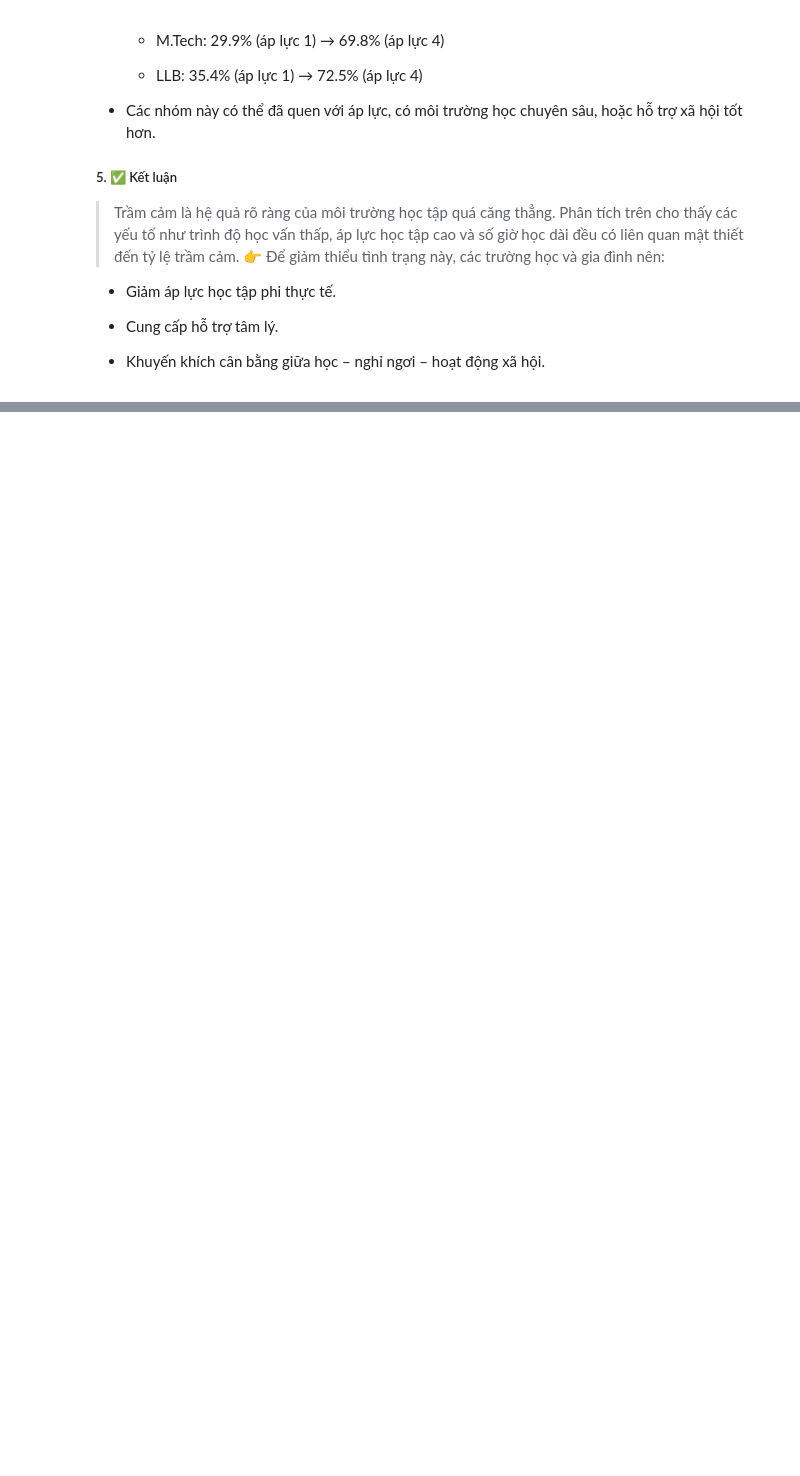
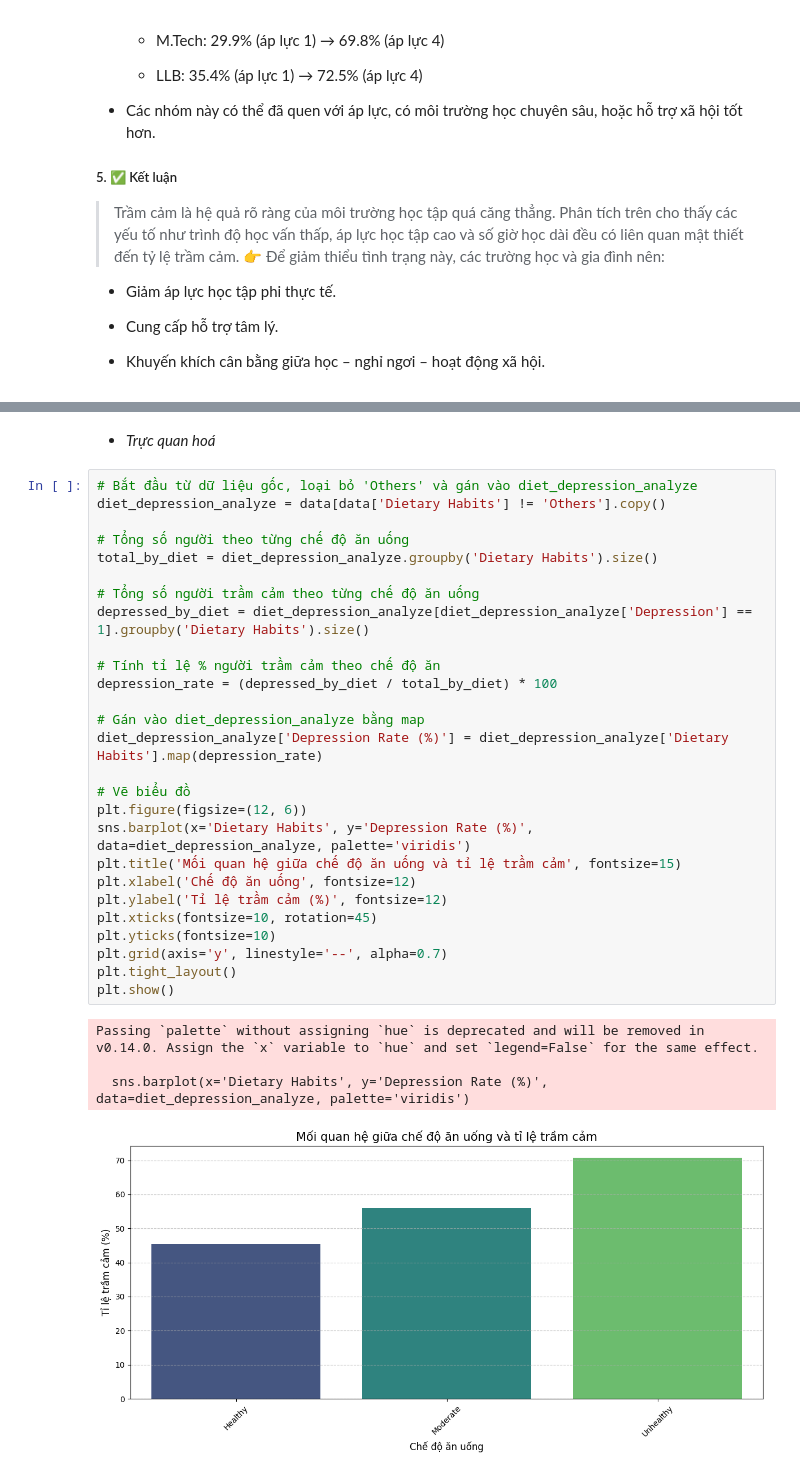
Before and after one commit to Dzivilord/Data_Insight_AI, a Jupyter notebook: src/ExploringData/Visualization_data.ipynb, the cells around one changed output, grey strips where cells are left out. Cells and saved outputs as stored; diff of their text form; blank space fills up the shorter version.

```diff
--- a/src/ExploringData/Visualization_data.ipynb
+++ b/src/ExploringData/Visualization_data.ipynb
@@ -475,0 +498,34 @@ plt.show()
+# %% [markdown]
+* <span style="font-style:italic;">Trực quan hoá</span>
+# %%
+# Bắt đầu từ dữ liệu gốc, loại bỏ 'Others' và gán vào diet_depression_analyze
+diet_depression_analyze = data[data['Dietary Habits'] != 'Others'].copy()
+
+# Tổng số người theo từng chế độ ăn uống
+total_by_diet = diet_depression_analyze.groupby('Dietary Habits').size()
+
+# Tổng số người trầm cảm theo từng chế độ ăn uống
+depressed_by_diet = diet_depression_analyze[diet_depression_analyze['Depression'] == 1].groupby('Dietary Habits').size()
+
+# Tính tỉ lệ % người trầm cảm theo chế độ ăn
+depression_rate = (depressed_by_diet / total_by_diet) * 100
+
+# Gán vào diet_depression_analyze bằng map
+diet_depression_analyze['Depression Rate (%)'] = diet_depression_analyze['Dietary Habits'].map(depression_rate)
+
+# Vẽ biểu đồ
+plt.figure(figsize=(12, 6))
+sns.barplot(x='Dietary Habits', y='Depression Rate (%)', data=diet_depression_analyze, palette='viridis')
+plt.title('Mối quan hệ giữa chế độ ăn uống và tỉ lệ trầm cảm', fontsize=15)
+plt.xlabel('Chế độ ăn uống', fontsize=12)
+plt.ylabel('Tỉ lệ trầm cảm (%)', fontsize=12)
+plt.xticks(fontsize=10, rotation=45)
+plt.yticks(fontsize=10)
+plt.grid(axis='y', linestyle='--', alpha=0.7)
+plt.tight_layout()
+plt.show()
+# %% [output]
+Passing `palette` without assigning `hue` is deprecated and will be removed in v0.14.0. Assign the `x` variable to `hue` and set `legend=False` for the same effect.
+
+  sns.barplot(x='Dietary Habits', y='Depression Rate (%)', data=diet_depression_analyze, palette='viridis')
+[figure, added]
```
Also changed, not shown: parts of 13 cells of this notebook.
